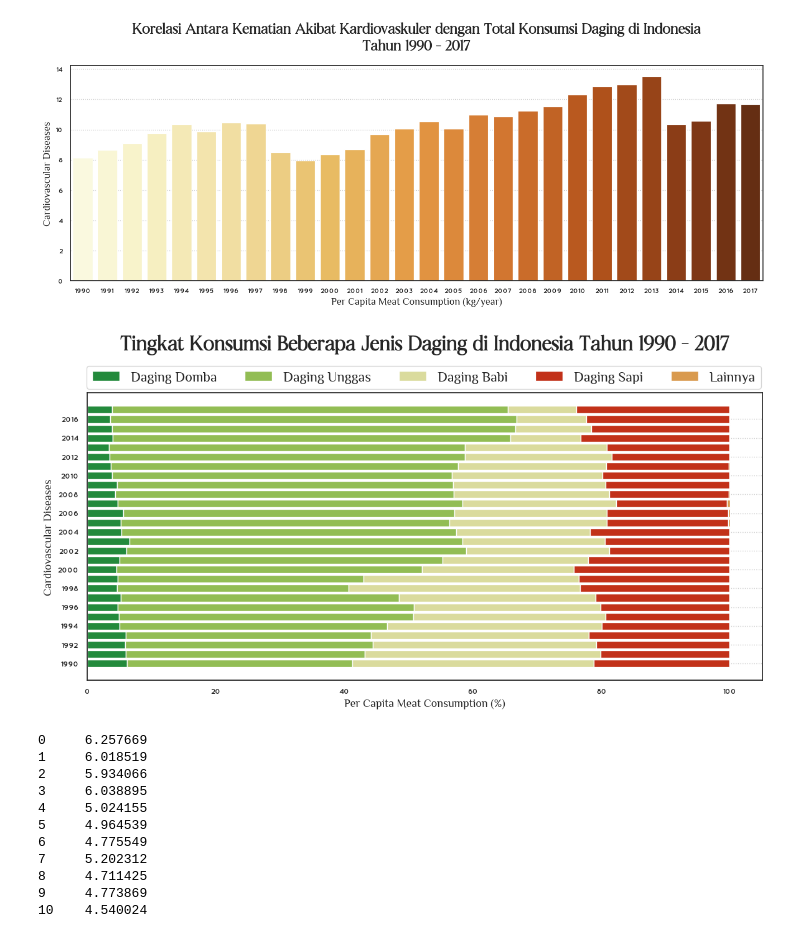
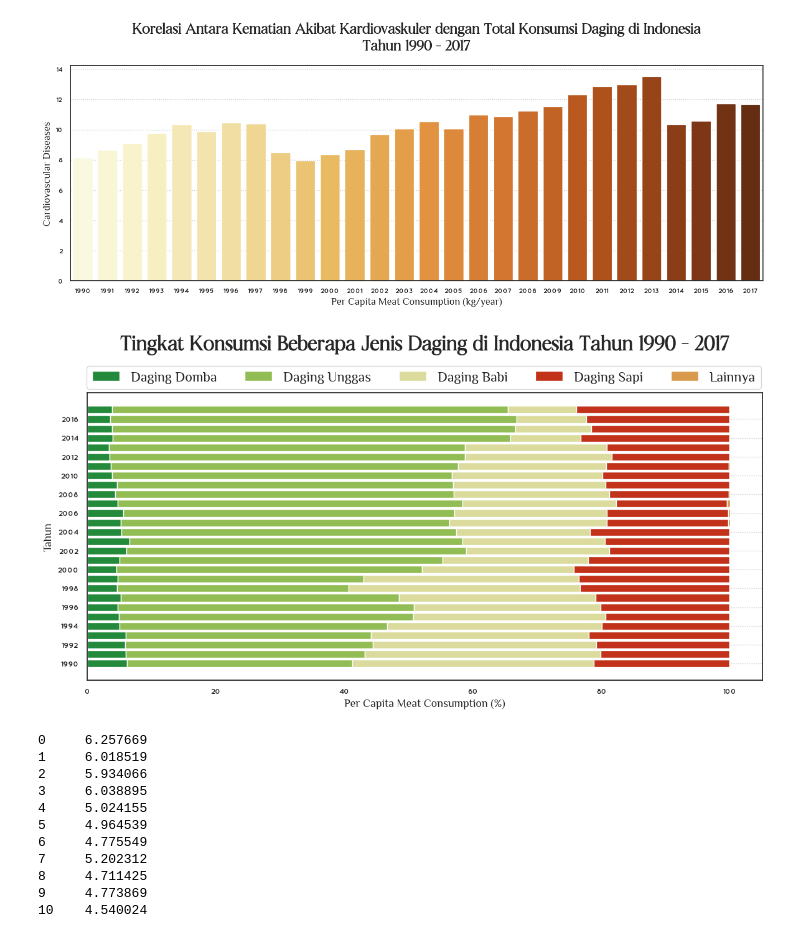
Before and after one commit to ikariyani/python-100daysChallenge, a Jupyter notebook: PROJECT/DAY 85/KORELASI.ipynb, the cells around one changed output. Saved outputs shown, nothing was run; the diff lists cells and outputs as text; code cells hidden in the pictures.

```diff
--- a/PROJECT/DAY 85/KORELASI.ipynb
+++ b/PROJECT/DAY 85/KORELASI.ipynb
@@ -268,27 +268,27 @@ plt.show()
 # %%
 plt.figure(figsize = (14,6))
 
 keterangan = ['Domba', 'Unggas', 'Babi', 'Sapi', 'Lainnya']
 
 plt.barh(df['Year'], b, label = 'Daging Domba', color = '#238a3c')
 plt.barh(df['Year'], c, left = b, label = 'Daging Unggas', color = '#92bd54')
 plt.barh(df['Year'], d, left = b + c, label = 'Daging Babi', color = '#dadb9d')
 plt.barh(df['Year'], e, left = b + c + d, label = 'Daging Sapi', color = '#c23119')
 plt.barh(df['Year'], f, left = b + c + d + e, label = 'Lainnya', color = '#d99a4e')
 
 plt.title('Tingkat Konsumsi Beberapa Jenis Daging di Indonesia Tahun 1990 - 2017', pad = 50, fontproperties = font1)
 plt.xlabel('Per Capita Meat Consumption (%)', fontproperties = font2)
-plt.ylabel('Cardiovascular Diseases', fontproperties = font2)
+plt.ylabel('Tahun', fontproperties = font2)
 
 plt.xticks(fontproperties = font3)
 plt.yticks(np.arange(1990, 2018,2), fontproperties = font3)
 
 plt.legend(bbox_to_anchor=(-0.011,0.99),  loc='lower left', ncols = len(keterangan), prop = font5)
 plt.grid(linestyle = 'dotted', axis = 'y')
 
 plt.show()
 # %% [output]
-[figure, old version]
+[figure, new version]
 # %%
 b = df['Mutton and Goat (kilograms per year)'] / df['total consumption'] * 100
 
```
Also changed, not shown: parts of 8 cells of this notebook, 15 other files.
